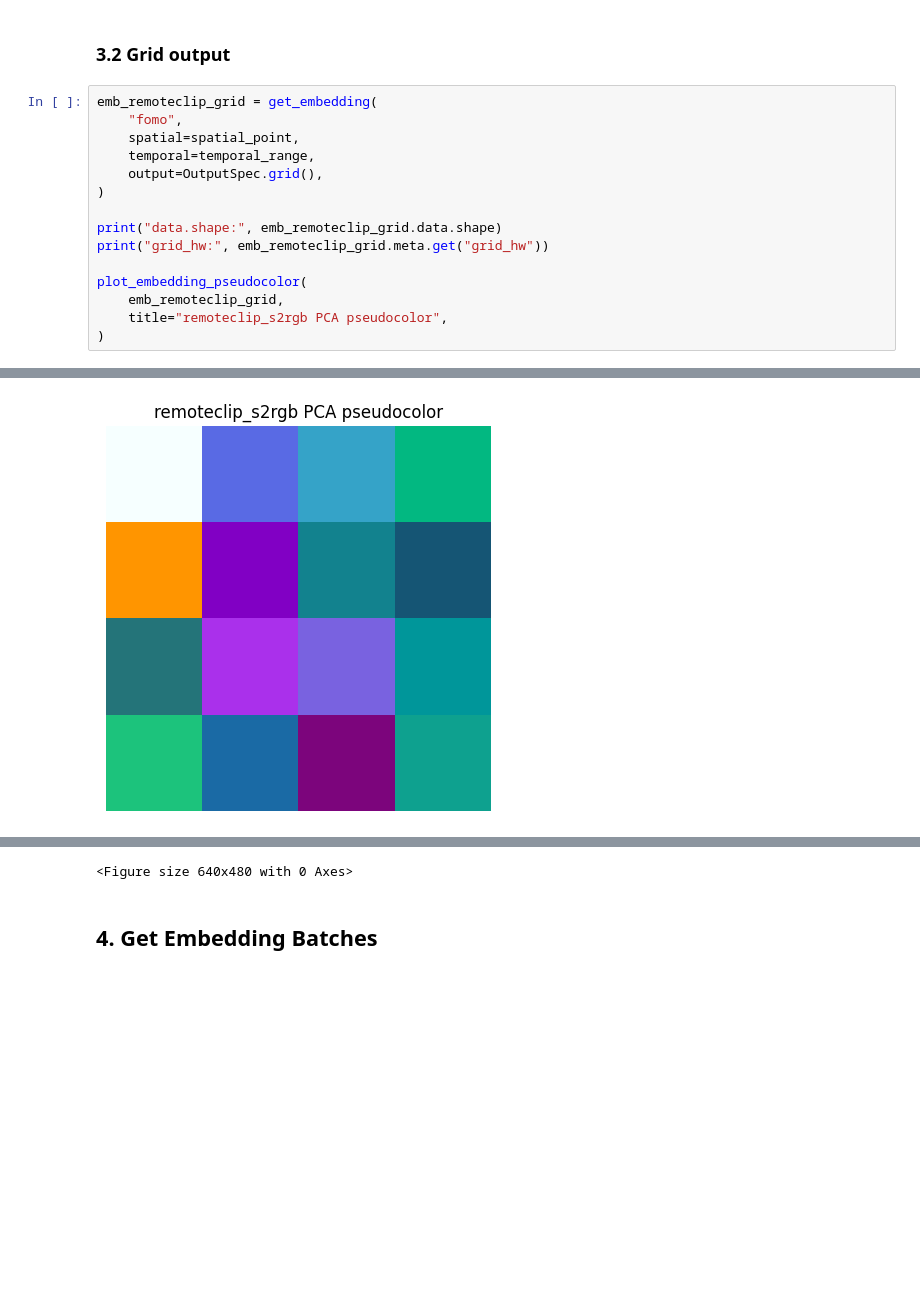
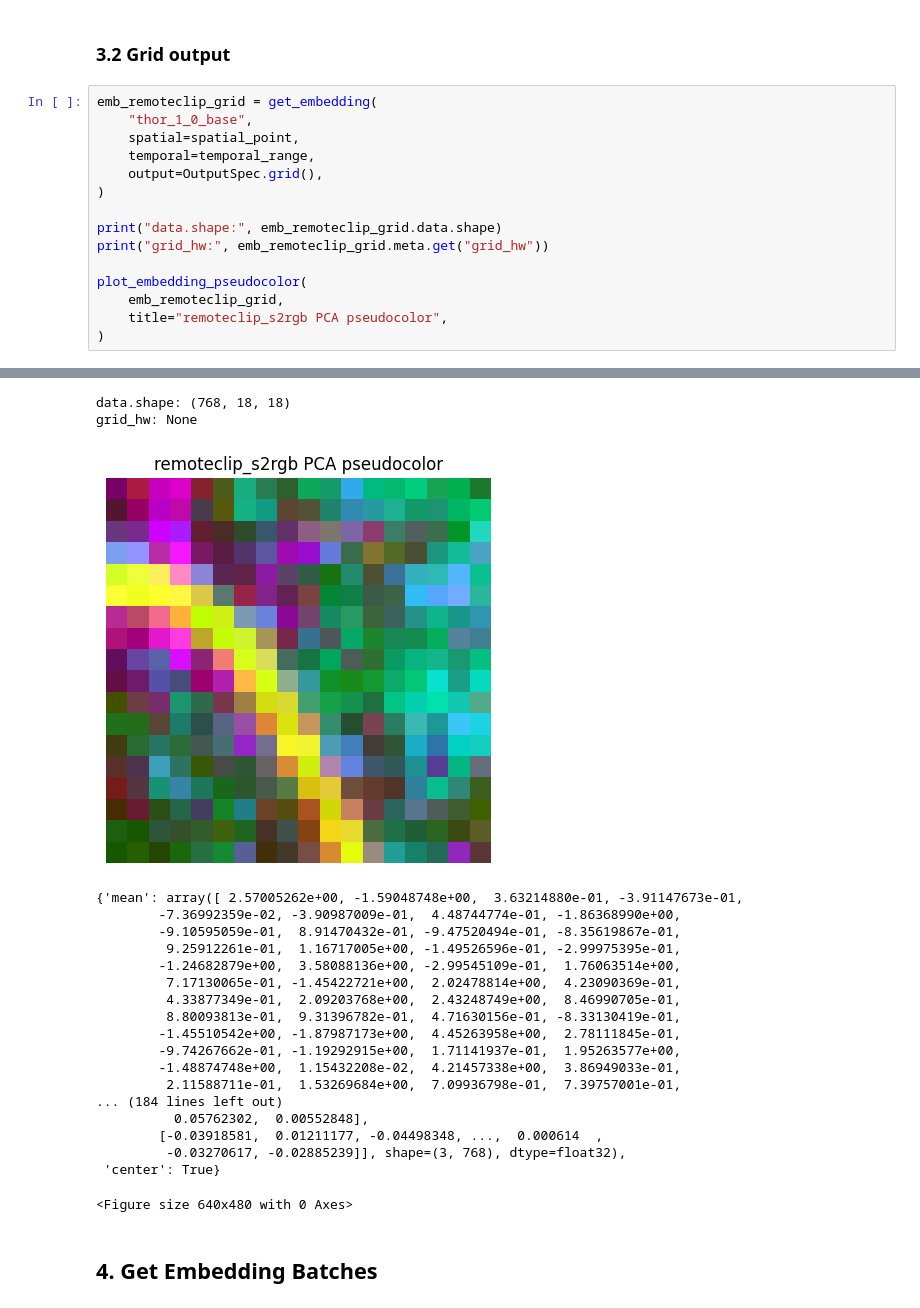
Before and after one commit to Dinghye/rs-embed, a Jupyter notebook: examples/playground.ipynb, the cells around one changed output, grey strips where cells are left out. Drawn from its saved outputs; the diff is of its cells as text; blank space fills up the shorter version.

```diff
--- a/examples/playground.ipynb
+++ b/examples/playground.ipynb
@@ -177,7 +177,7 @@ model: remoteclip_s2rgb
 ### 3.2 Grid output
 # %%
 emb_remoteclip_grid = get_embedding(
-    "fomo",
+    "thor_1_0_base",
     spatial=spatial_point,
     temporal=temporal_range,
     output=OutputSpec.grid(),
@@ -196 +201,0 @@ grid_hw: (4, 4)
-[figure, old version]
@@ -214,4 +219,24 @@ grid_hw: (4, 4)
-<Figure size 640x480 with 0 Axes>
+data.shape: (768, 18, 18)
+grid_hw: None
+[figure, new version]
+{'mean': array([ 2.57005262e+00, -1.59048748e+00,  3.63214880e-01, -3.91147673e-01,
+        -7.36992359e-02, -3.90987009e-01,  4.48744774e-01, -1.86368990e+00,
+        -9.10595059e-01,  8.91470432e-01, -9.47520494e-01, -8.35619867e-01,
+         9.25912261e-01,  1.16717005e+00, -1.49526596e-01, -2.99975395e-01,
+        -1.24682879e+00,  3.58088136e+00, -2.99545109e-01,  1.76063514e+00,
+         7.17130065e-01, -1.45422721e+00,  2.02478814e+00,  4.23090369e-01,
+         4.33877349e-01,  2.09203768e+00,  2.43248749e+00,  8.46990705e-01,
+         8.80093813e-01,  9.31396782e-01,  4.71630156e-01, -8.33130419e-01,
+        -1.45510542e+00, -1.87987173e+00,  4.45263958e+00,  2.78111845e-01,
+        -9.74267662e-01, -1.19292915e+00,  1.71141937e-01,  1.95263577e+00,
+        -1.48874748e+00,  1.15432208e-02,  4.21457338e+00,  3.86949033e-01,
+         2.11588711e-01,  1.53269684e+00,  7.09936798e-01,  7.39757001e-01,
+... (184 lines left out)
+          0.05762302,  0.00552848],
+        [-0.03918581,  0.01211177, -0.04498348, ...,  0.000614  ,
+         -0.03270617, -0.02885239]], shape=(3, 768), dtype=float32),
+ 'center': True}
+<Figure size 640x480 with 0 Axes>
 # %% [markdown]
 ## 4. Get Embedding Batches
 # %%
```
Also changed, not shown: parts of 1 cell of this notebook, 5 other files.
